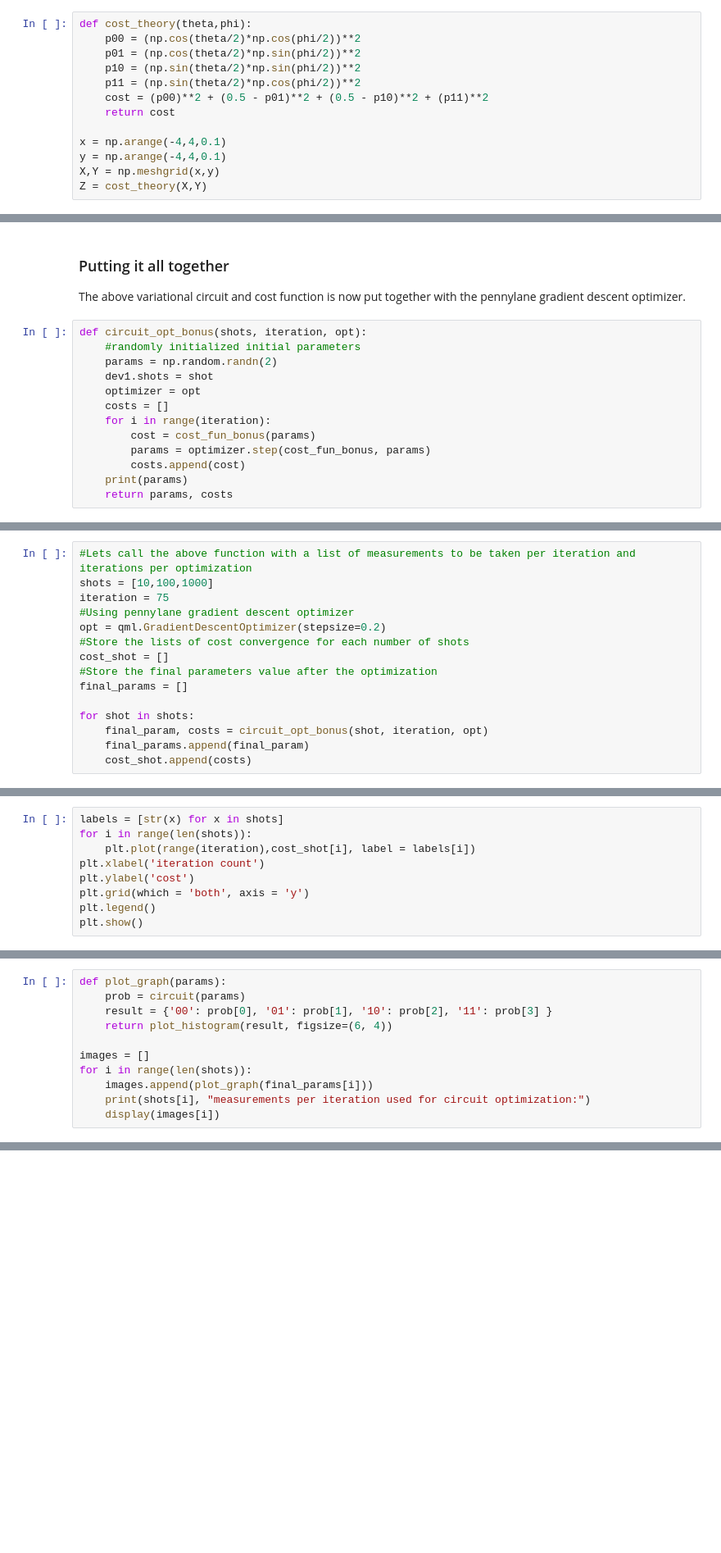
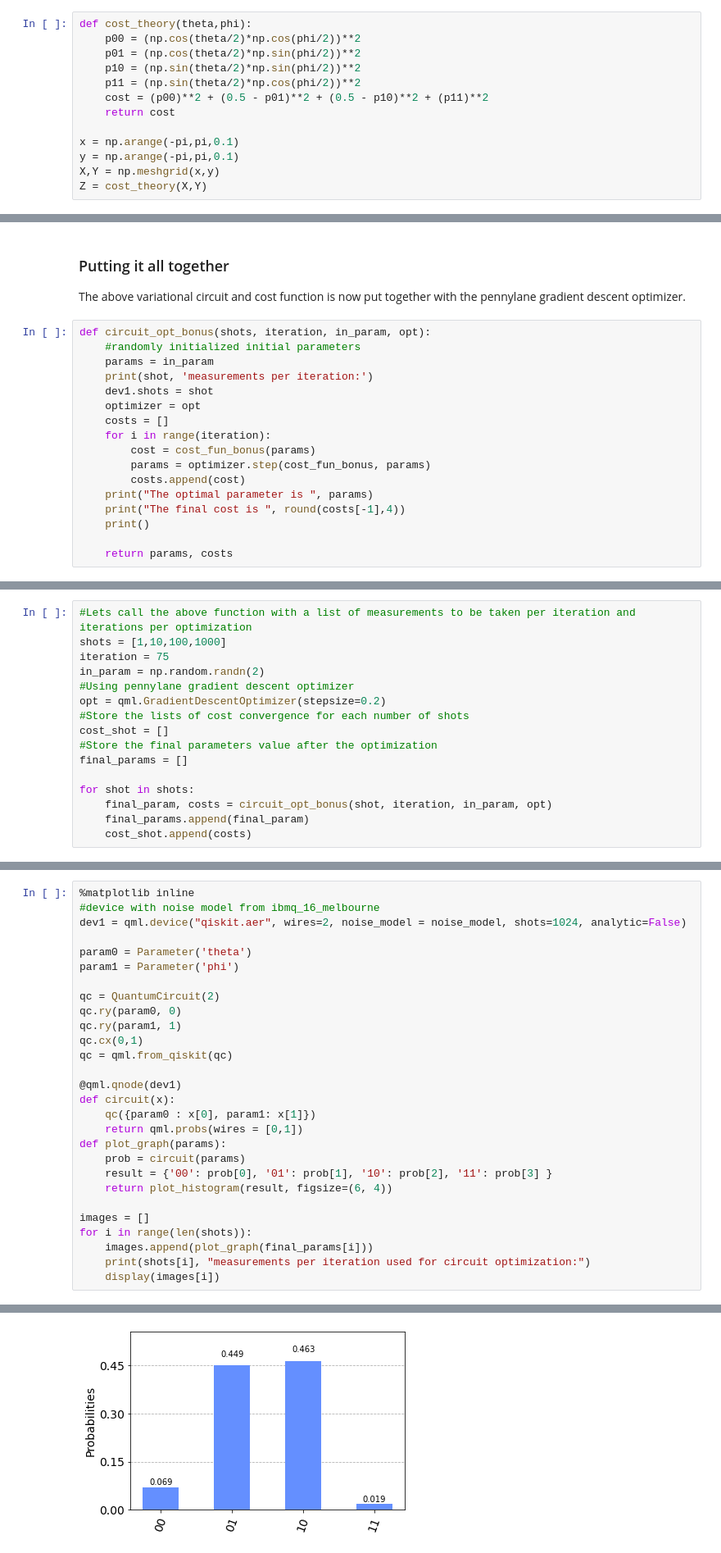
Before and after one commit to kshhhv/QOSF-screening, a Jupyter notebook: pennylane.ipynb, the cells around one changed output, grey strips where cells are left out. Shown: that part at 82% size. Saved outputs shown, nothing was run; the diff lists cells and outputs as text; blank space fills up the shorter version.

```diff
--- a/pennylane.ipynb
+++ b/pennylane.ipynb
@@ -276,8 +309,8 @@ def cost_theory(theta,phi):
     cost = (p00)**2 + (0.5 - p01)**2 + (0.5 - p10)**2 + (p11)**2
     return cost
 
-x = np.arange(-4,4,0.1)
-y = np.arange(-4,4,0.1)
+x = np.arange(-pi,pi,0.1)
+y = np.arange(-pi,pi,0.1)
 X,Y = np.meshgrid(x,y)
 Z = cost_theory(X,Y)
 # %%
@@ -348,9 +393,10 @@ def cost_fun_bonus(params):
 ### Putting it all together
 The above variational circuit and cost function is now put together with the pennylane gradient descent optimizer.
 # %%
-def circuit_opt_bonus(shots, iteration, opt):
+def circuit_opt_bonus(shots, iteration, in_param, opt):
     #randomly initialized initial parameters
-    params = np.random.randn(2)
+    params = in_param
+    print(shot, 'measurements per iteration:')
     dev1.shots = shot
     optimizer = opt
     costs = []
@@ -358,6 +404,9 @@ def circuit_opt_bonus(shots, iteration, opt):
         cost = cost_fun_bonus(params)
         params = optimizer.step(cost_fun_bonus, params)
         costs.append(cost)
-    print(params)
+    print("The optimal parameter is ", params)
+    print("The final cost is ", round(costs[-1],4))
+    print()
+
     return params, costs
 # %% [markdown]
@@ -365,7 +414,8 @@ The optimization is done again for different number of shots per iteration and f
 # %%
 #Lets call the above function with a list of measurements to be taken per iteration and iterations per optimization
-shots = [10,100,1000]
+shots = [1,10,100,1000]
 iteration = 75
+in_param = np.random.randn(2)
 #Using pennylane gradient descent optimizer
 opt = qml.GradientDescentOptimizer(stepsize=0.2)
 #Store the lists of cost convergence for each number of shots
@@ -374,6 +424,6 @@ cost_shot = []
 final_params = []
 
 for shot in shots:
-    final_param, costs = circuit_opt_bonus(shot, iteration, opt)
+    final_param, costs = circuit_opt_bonus(shot, iteration, in_param, opt)
     final_params.append(final_param)
     cost_shot.append(costs)
@@ -380,9 +442,0 @@ for shot in shots:
-# %%
-labels = [str(x) for x in shots]
-for i in range(len(shots)):
-    plt.plot(range(iteration),cost_shot[i], label = labels[i])
-plt.xlabel('iteration count')
-plt.ylabel('cost')
-plt.grid(which = 'both', axis = 'y')
-plt.legend()
-plt.show()
@@ -389,4 +448,21 @@ plt.show()
 # %%
+%matplotlib inline
+#device with noise model from ibmq_16_melbourne
+dev1 = qml.device("qiskit.aer", wires=2, noise_model = noise_model, shots=1024, analytic=False)
+
+param0 = Parameter('theta')
+param1 = Parameter('phi')
+
+qc = QuantumCircuit(2)
+qc.ry(param0, 0)
+qc.ry(param1, 1)
+qc.cx(0,1)
+qc = qml.from_qiskit(qc)
+
+@qml.qnode(dev1)
+def circuit(x):
+    qc({param0 : x[0], param1: x[1]})
+    return qml.probs(wires = [0,1])
 def plot_graph(params):
     prob = circuit(params)
     result = {'00': prob[0], '01': prob[1], '10': prob[2], '11': prob[3] }
@@ -397,3 +473,4 @@ for i in range(len(shots)):
     images.append(plot_graph(final_params[i]))
     print(shots[i], "measurements per iteration used for circuit optimization:")
     display(images[i])
+# %% [output]
@@ -399,0 +478 @@ for i in range(len(shots)):
+[figure, added]
```
Also changed, not shown: parts of 29 cells of this notebook.
